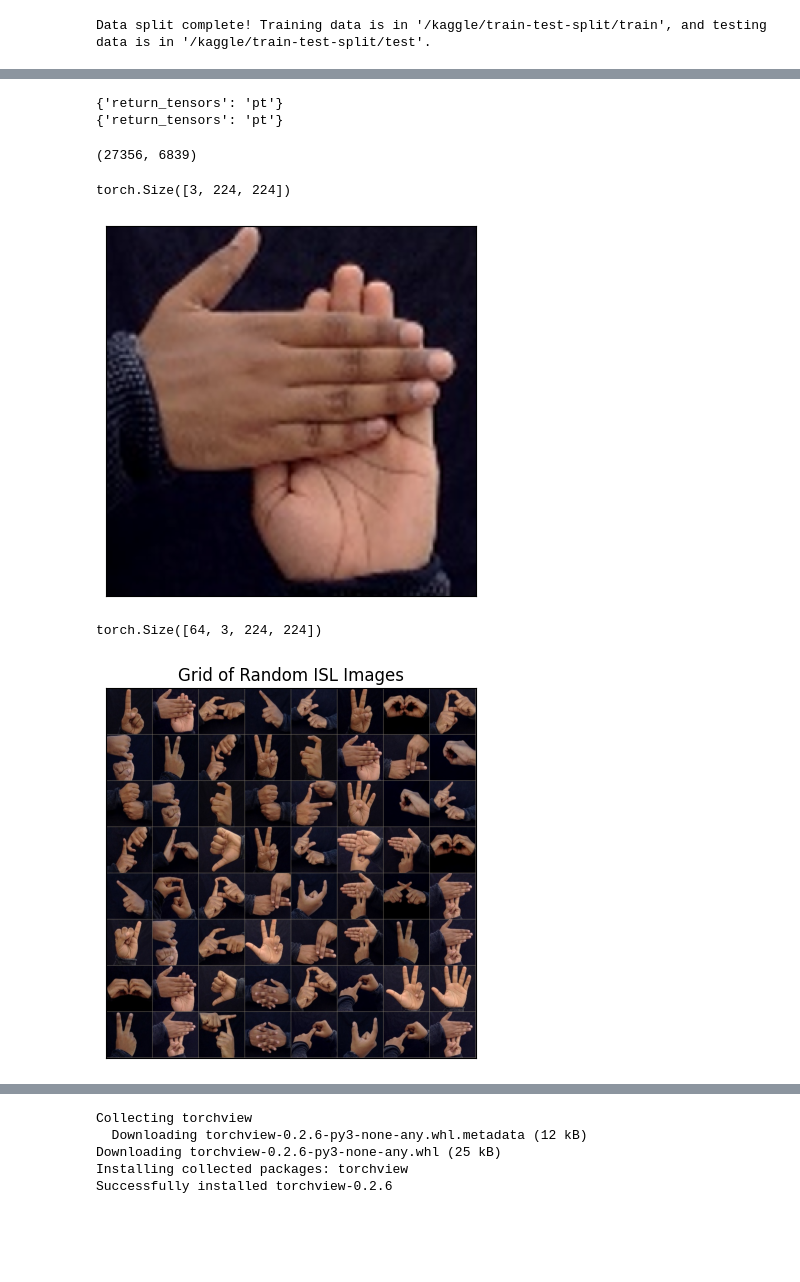
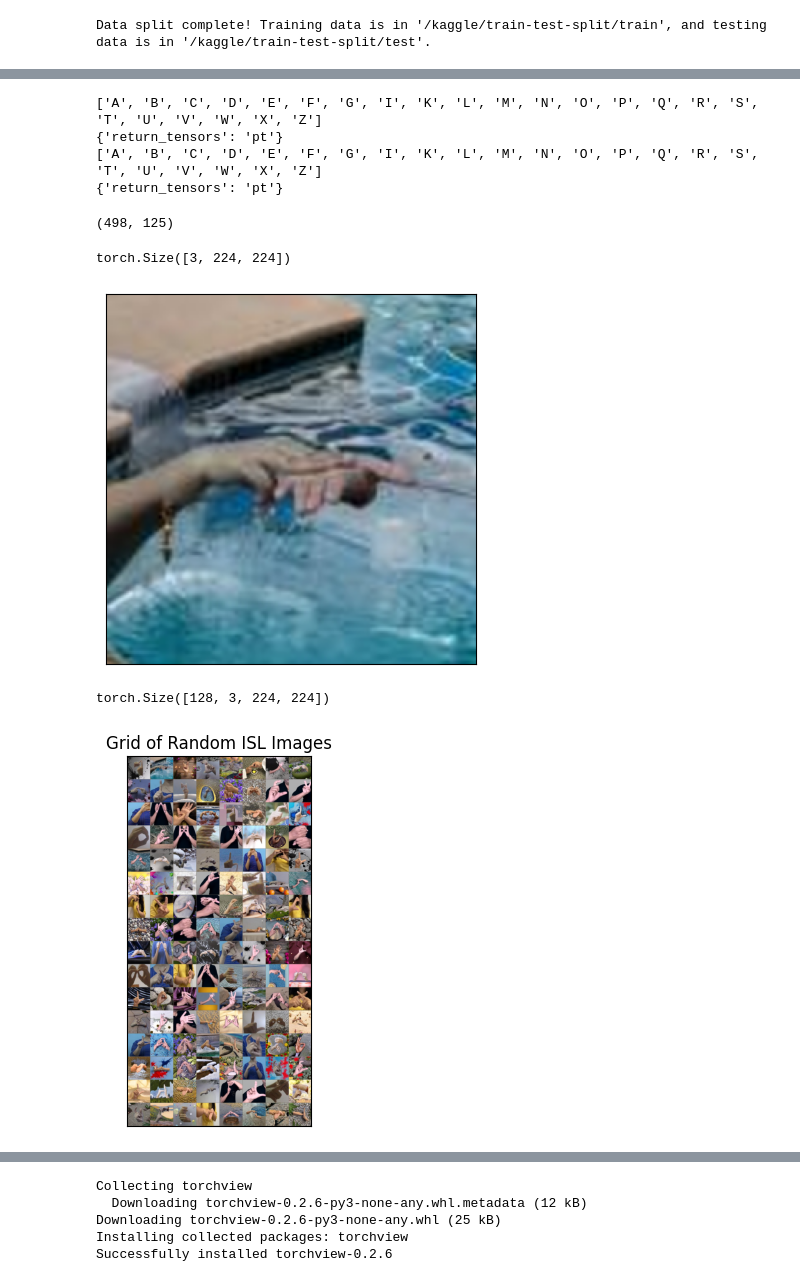
Before and after one commit to FullMetalChains/ISL_Recognition_CvT, a Jupyter notebook: isl-using-cvt.ipynb, the cells around one changed output, grey strips where cells are left out. Drawn from its saved outputs; the diff is of its cells as text; code cells hidden in the pictures; blank space fills up the shorter version.

Commit message:
Kaggle Notebook | ISL using CvT | Version 6

```diff
--- a/isl-using-cvt.ipynb
+++ b/isl-using-cvt.ipynb
@@ -57,9 +57,14 @@ import os
 import shutil
 from sklearn.model_selection import train_test_split
 
-# Define input and output paths
-input_path = "/kaggle/input/indian-sign-language-isl/Indian"
+# # Define input and output paths
+# input_path = "/kaggle/input/indian-sign-language-isl/Indian"
+# output_path = "/kaggle/train-test-split"
+
+# # Define input and output paths
+input_path = "/kaggle/input/renamed-indian-sign-language-dataset/indian-sign-language-dataset/ISL_Dataset"
 output_path = "/kaggle/train-test-split"
+
 
 train_dir = os.path.join(output_path, "train")
 test_dir = os.path.join(output_path, "test")
@@ -72,7 +77,7 @@ os.makedirs(test_dir, exist_ok=True)
 classes = [d for d in os.listdir(input_path) if os.path.isdir(os.path.join(input_path, d))]
 
 # Train-test split ratio
-test_size = 0.2
+test_size = 0.1
 
 for class_name in classes:
     class_path = os.path.join(input_path, class_name)
@@ -189,9 +212,11 @@ valid_dataset = CustomDataset(train_path, test_samples, all_classes,
                               transform=image_processor, transform_args=transform_args)
 len(train_dataset), len(valid_dataset)
 # %% [output]
+['A', 'B', 'C', 'D', 'E', 'F', 'G', 'I', 'K', 'L', 'M', 'N', 'O', 'P', 'Q', 'R', 'S', 'T', 'U', 'V', 'W', 'X', 'Z']
 {'return_tensors': 'pt'}
+['A', 'B', 'C', 'D', 'E', 'F', 'G', 'I', 'K', 'L', 'M', 'N', 'O', 'P', 'Q', 'R', 'S', 'T', 'U', 'V', 'W', 'X', 'Z']
 {'return_tensors': 'pt'}
-(27356, 6839)
+(498, 125)
 # %%
 train_dataset[0][0].shape
 # %% [output]
@@ -226,34 +251,34 @@ def plot_grid(tensor, n_row):
 img = train_dataset[1][0].permute(1, 2, 0)
 plot_image(img)
 # %% [output]
-[figure, old version]
+[figure, new version]
 # %%
 from torch.utils.data import BatchSampler, SequentialSampler
 
-batch_size = 64
+batch_size = 128
 
 def get_loader(dataset, batch_size, num_workers=0):
     """Simple Utility function to instantiate a `DataLoader`."""
 
     persistent_workers = True if num_workers > 0 else False
 
     sampler = BatchSampler(SequentialSampler(dataset), batch_size, drop_last=False)
     return tdata.DataLoader(dataset, batch_sampler=sampler,
                             num_workers=num_workers,
                             # the below flag is necessary for it to not crash
                             persistent_workers=persistent_workers)
 
 train_loader = get_loader(train_dataset, batch_size, 2)
 valid_loader = get_loader(valid_dataset, batch_size, 2)
 
 # check if the dataloader works fine by plotting a grid of images
 for images, labels in train_loader:
     print(images.shape)
     plot_grid(images, 8)
     break
 # %% [output]
-torch.Size([64, 3, 224, 224])
+torch.Size([128, 3, 224, 224])
-[figure, old version]
+[figure, new version]
 # %%
 class CvTTrainingModule(pl.LightningModule):
 
```
Also changed, not shown: parts of 10 cells of this notebook.
